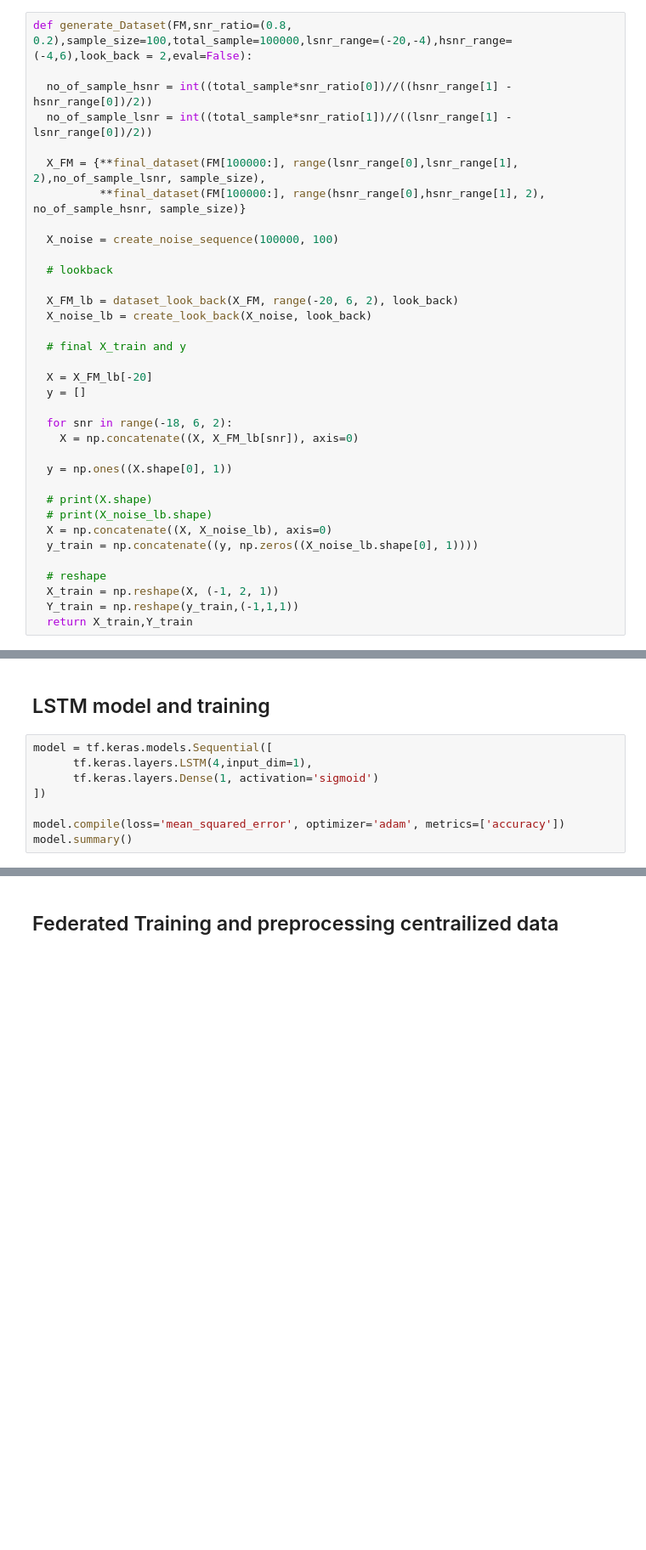
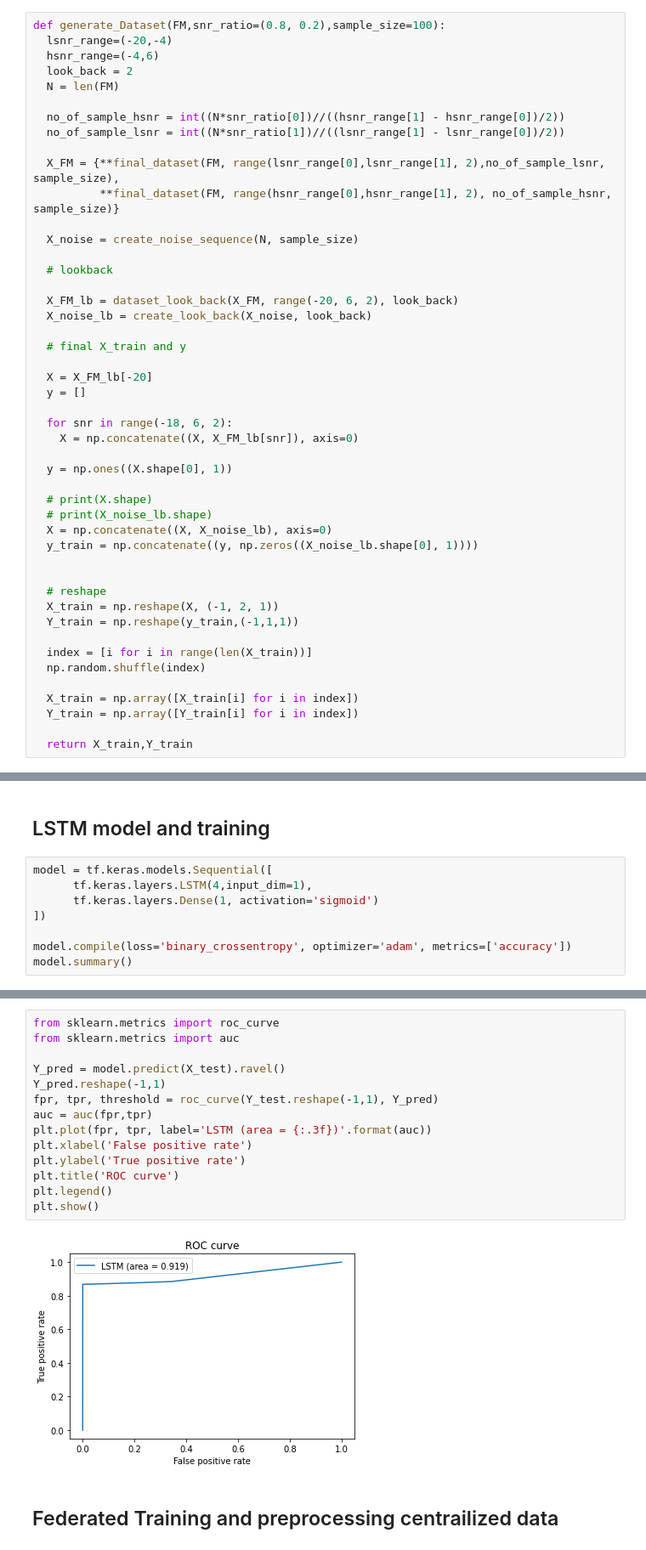
Before and after one commit to arpitvaghela/DSA_FL, a Jupyter notebook: Copy_of_FL_test.ipynb, the cells around one changed output, grey strips where cells are left out. Shown at 85% size. Saved outputs shown, nothing was run; the diff lists cells and outputs as text; blank space fills up the shorter version.

Commit message:
:octocat: ROC tff and tf lstm

```diff
--- a/Copy_of_FL_test.ipynb
+++ b/Copy_of_FL_test.ipynb
@@ -211,15 +214,19 @@ def dataset_look_back(X_tech, snr_range, look_back):
 
   return X_tech_lb
 # %%
-def generate_Dataset(FM,snr_ratio=(0.8, 0.2),sample_size=100,total_sample=100000,lsnr_range=(-20,-4),hsnr_range=(-4,6),look_back = 2,eval=False):
+def generate_Dataset(FM,snr_ratio=(0.8, 0.2),sample_size=100):
+  lsnr_range=(-20,-4)
+  hsnr_range=(-4,6)
+  look_back = 2
+  N = len(FM)
 
-  no_of_sample_hsnr = int((total_sample*snr_ratio[0])//((hsnr_range[1] - hsnr_range[0])/2))
-  no_of_sample_lsnr = int((total_sample*snr_ratio[1])//((lsnr_range[1] - lsnr_range[0])/2))
+  no_of_sample_hsnr = int((N*snr_ratio[0])//((hsnr_range[1] - hsnr_range[0])/2))
+  no_of_sample_lsnr = int((N*snr_ratio[1])//((lsnr_range[1] - lsnr_range[0])/2))
 
-  X_FM = {**final_dataset(FM[100000:], range(lsnr_range[0],lsnr_range[1], 2),no_of_sample_lsnr, sample_size),
-          **final_dataset(FM[100000:], range(hsnr_range[0],hsnr_range[1], 2), no_of_sample_hsnr, sample_size)}
+  X_FM = {**final_dataset(FM, range(lsnr_range[0],lsnr_range[1], 2),no_of_sample_lsnr, sample_size),
+          **final_dataset(FM, range(hsnr_range[0],hsnr_range[1], 2), no_of_sample_hsnr, sample_size)}
 
-  X_noise = create_noise_sequence(100000, 100)
+  X_noise = create_noise_sequence(N, sample_size)
 
   # lookback
 
@@ -241,9 +248,17 @@ def generate_Dataset(FM,snr_ratio=(0.8, 0.2),sample_size=100,total_sample=100000
   X = np.concatenate((X, X_noise_lb), axis=0)
   y_train = np.concatenate((y, np.zeros((X_noise_lb.shape[0], 1))))
 
+
   # reshape
   X_train = np.reshape(X, (-1, 2, 1))
   Y_train = np.reshape(y_train,(-1,1,1))
+
+  index = [i for i in range(len(X_train))]
+  np.random.shuffle(index)
+
+  X_train = np.array([X_train[i] for i in index])
+  Y_train = np.array([Y_train[i] for i in index])
+
   return X_train,Y_train
 # %%
 # created dataset
@@ -278,6 +293,6 @@ model = tf.keras.models.Sequential([
       tf.keras.layers.Dense(1, activation='sigmoid')
 ])
 
-model.compile(loss='mean_squared_error', optimizer='adam', metrics=['accuracy'])
+model.compile(loss='binary_crossentropy', optimizer='adam', metrics=['accuracy'])
 model.summary()
 # %% [output]
@@ -325,3 +336,19 @@ array([[0.9999708]], dtype=float32)
+# %%
+from sklearn.metrics import roc_curve
+from sklearn.metrics import auc
+
+Y_pred = model.predict(X_test).ravel()
+Y_pred.reshape(-1,1)
+fpr, tpr, threshold = roc_curve(Y_test.reshape(-1,1), Y_pred)
+auc = auc(fpr,tpr)
+plt.plot(fpr, tpr, label='LSTM (area = {:.3f})'.format(auc))
+plt.xlabel('False positive rate')
+plt.ylabel('True positive rate')
+plt.title('ROC curve')
+plt.legend()
+plt.show()
+# %% [output]
+[figure, added]
 # %% [markdown]
 ## Federated Training and preprocessing centrailized data
 # %% [markdown]
```
Also changed, not shown: parts of 19 cells of this notebook.
